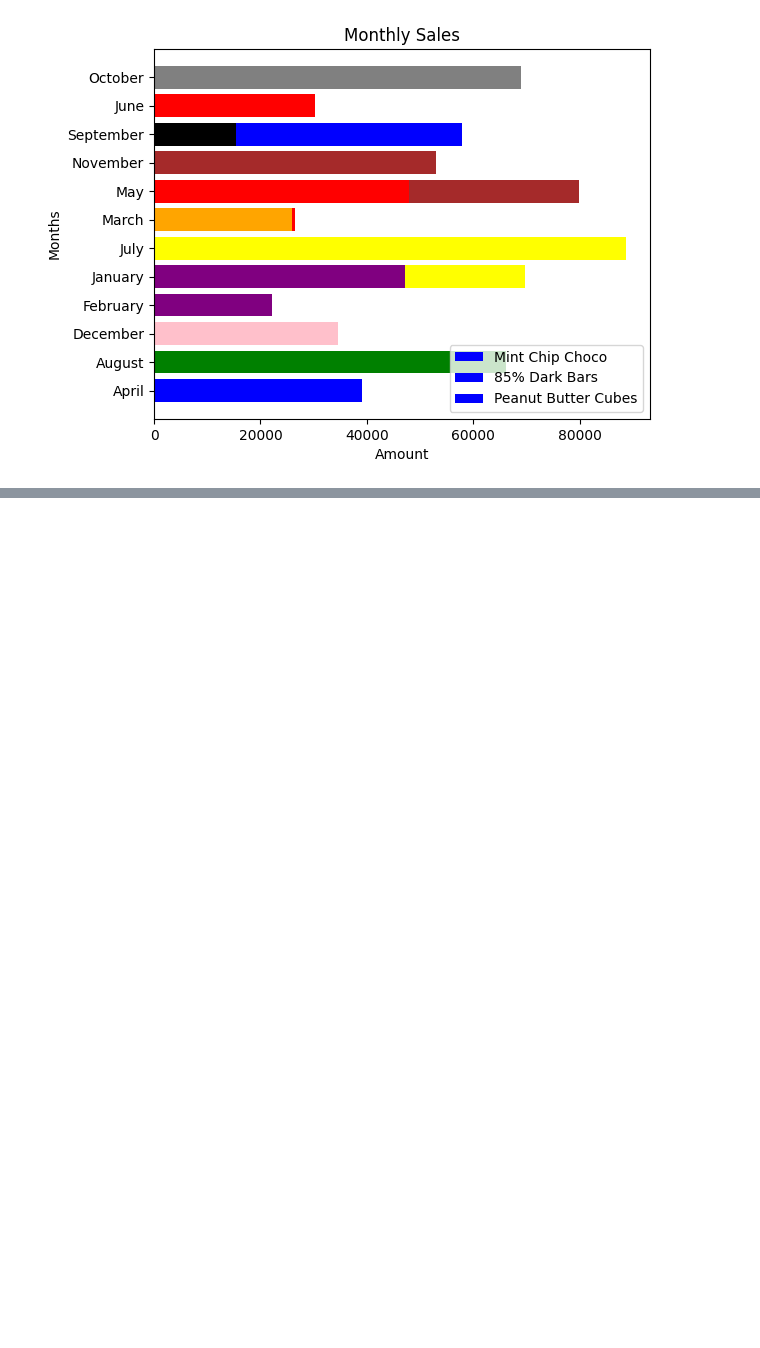
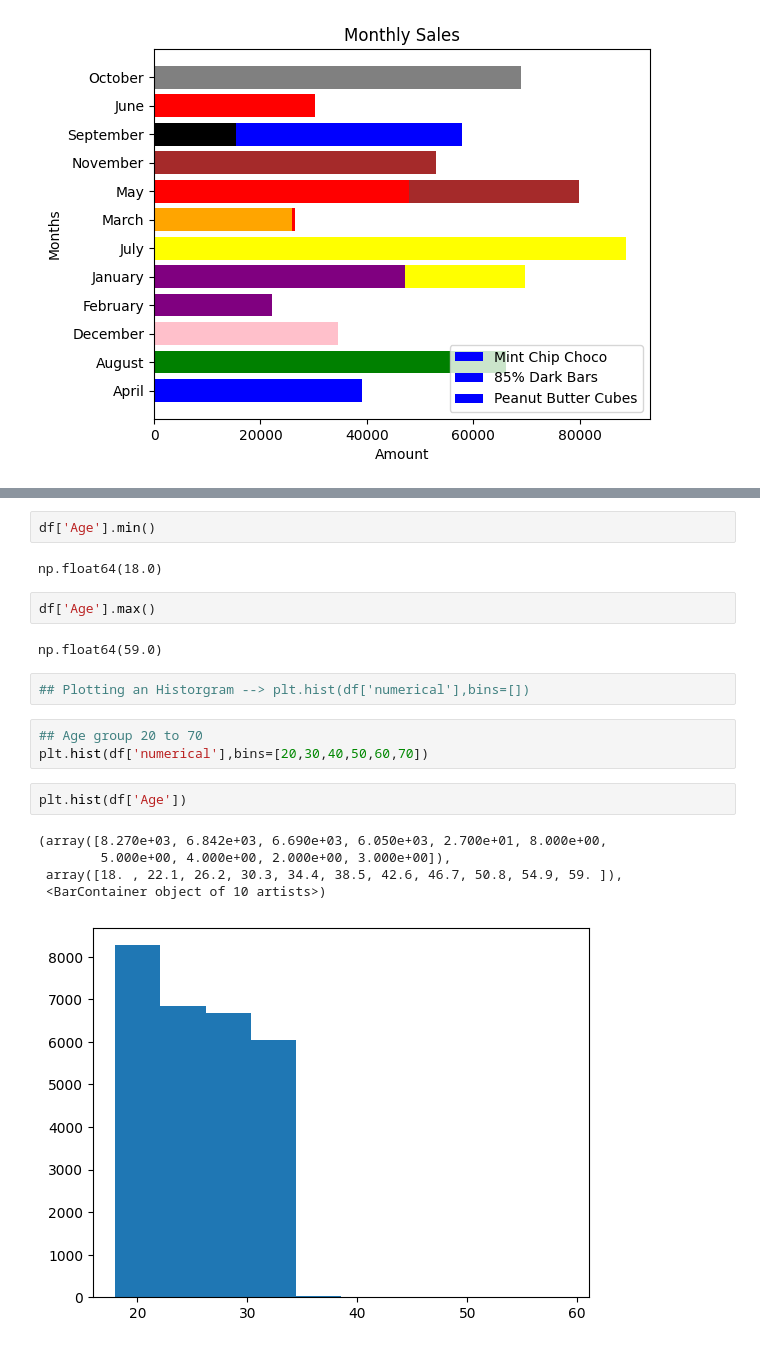
Before and after one commit to priyanshu-1006/Generative-AI, a Jupyter notebook: Machine_Learning/Prerequisite/03_Matplotib/04_Baar_Chart.ipynb, the cells around one changed output, grey strips where cells are left out. Saved outputs shown, nothing was run; the diff lists cells and outputs as text; blank space fills up the shorter version.

```diff
--- a/Machine_Learning/Prerequisite/03_Matplotib/04_Baar_Chart.ipynb
+++ b/Machine_Learning/Prerequisite/03_Matplotib/04_Baar_Chart.ipynb
@@ -438,0 +558,21 @@ plt.show()
+# %%
+df['Age'].min()
+# %% [output]
+np.float64(18.0)
+# %%
+df['Age'].max()
+# %% [output]
+np.float64(59.0)
+# %%
+## Plotting an Historgram --> plt.hist(df['numerical'],bins=[])
+# %%
+## Age group 20 to 70
+plt.hist(df['numerical'],bins=[20,30,40,50,60,70])
+# %%
+plt.hist(df['Age'])
+# %% [output]
+(array([8.270e+03, 6.842e+03, 6.690e+03, 6.050e+03, 2.700e+01, 8.000e+00,
+        5.000e+00, 4.000e+00, 2.000e+00, 3.000e+00]),
+ array([18. , 22.1, 26.2, 30.3, 34.4, 38.5, 42.6, 46.7, 50.8, 54.9, 59. ]),
+ <BarContainer object of 10 artists>)
+[figure, added]
```
Also changed, not shown: parts of 39 cells of this notebook.
